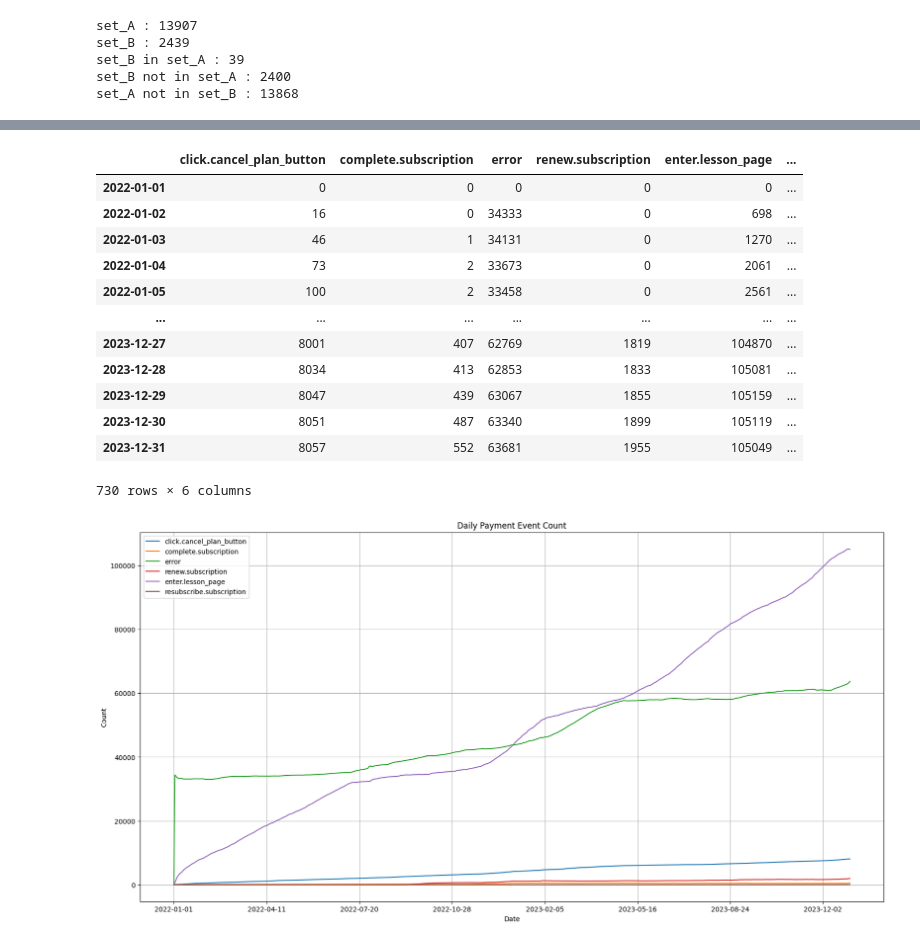
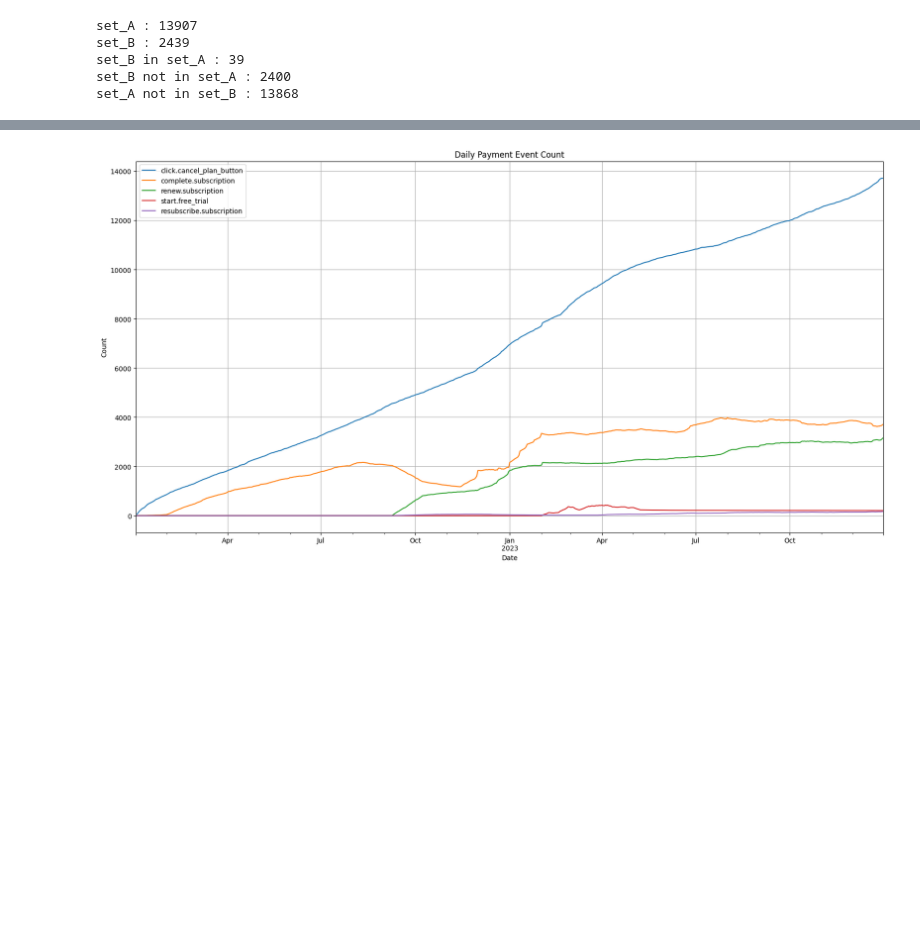
Before and after one commit to saeraniren/intermediate_project, a Jupyter notebook: USB_main_with_encoding.ipynb, the cells around one changed output, grey strips where cells are left out. Drawn from its saved outputs; the diff is of its cells as text; code cells hidden in the pictures; blank space fills up the shorter version.

```diff
--- a/USB_main_with_encoding.ipynb
+++ b/USB_main_with_encoding.ipynb
@@ -519,7 +557,10 @@ def display_cnt_rate(cnt):
     # display
     print(f'sample_cnt : {cnt.sum()}')
     result = pd.concat([cnt, rate, rate_cum], axis = 1)
+    result.columns = ['cnt', 'rate', 'rate_cum']
     display(result.head(30).round(2))
+
+    return result
 # %%
 ## 이벤트 타입을 사용자 정의 함수로 agg하고 결과를 보여주는 함수
 def event_type_agg(df, func):
@@ -1175,0 +1463,13 @@ for i, col in enumerate(data_set_names):
+# %%
+def dfs_values_counts(dfs, columns):
+    # set
+    result = []
+
+    # get value_counts
+    for df in dfs:
+        result.append(df[columns].value_counts())
+
+    # get result
+    result = sum_value_counts(result)
+
+    return result
@@ -1456,8 +1992,6 @@ set_B in set_A : 39
 set_B not in set_A : 2400
 set_A not in set_B : 13868
 # %%
-%%skip  # << skipping >>
-
 # resampling date
 date_idx = pd.date_range(MIN_DATE, MAX_DATE, freq='D').floor("D")
 print(date_idx)
@@ -1469,13 +2003,19 @@ dict_template = dict([
     ('complete.subscription', 0),
     ('error', 0),
     ('renew.subscription', 0),
-    ('enter.lesson_page', 0),
+    ('start.free_trial', 0),
     ('resubscribe.subscription', 0)
 ])
 print(dict_template)
 
-payment_df = pd.concat([df_2022[df_2022['event_type'].isin([8, 9, 10, 17, 13])], df_2023[df_2023['event_type'].isin([8, 9, 10, 17, 13])]])
+payment_df = pd.concat([df_2022[df_2022['event_type'].isin([8, 9, 10, 17, 11])], df_2023[df_2023['event_type'].isin([8, 9, 10, 17, 11])]])
 payment_df = payment_df[payment_df['user_id'] != 0]
+
+# filtering the payment
+print(encoder_dict['trial.type'].classes_)
+display(payment_df[payment_df['trial.type'] == 1])
+payment_df = payment_df[payment_df['trial.type'] != 1]
+
 payment_df = payment_df.reset_index(drop=True)
 payment_df = payment_df[['user_id', 'client_event_time', 'event_type', 'plan.type', 'plan.price', 'pg.type']]
 payment_df = payment_df.drop_duplicates()
@@ -1497,8 +2037,9 @@ for date in date_idx:
     df_data.append(list(temp_dict.values()))
 
 # set df columns
-cols = ['click.cancel_plan_button', 'complete.subscription', 'error', 'renew.subscription', 'enter.lesson_page', 'resubscribe.subscription']
+cols = ['click.cancel_plan_button', 'complete.subscription', 'error', 'renew.subscription', 'start.free_trial', 'resubscribe.subscription']
 
 # display
 df = pd.DataFrame(index=date_idx, data=df_data, columns=cols)
-df
+df = df[1:]
+df['error'] = df['error'] - df['error'].min()
@@ -1505,27 +2087,10 @@ df
 # %%
-temp_df = df
-
 temp_df = pd.read_csv('payment_event_count.csv', index_col=0)
 temp_df.to_csv('payment_event_count.csv', index=True)
-display(temp_df)
-# temp_df = df[['click.cancel_plan_button', 'complete.subscription', 'renew.subscription', 'resubscribe.subscription']].copy()
 
-# for col in temp_df.columns:
-#     temp_df[col] = temp_df[col].map(lambda x: round(math.sqrt(math.sqrt(x)), 2))
+temp_df = df.copy()
+temp_df = temp_df.drop('error', axis=1)
 
 plot = temp_df.plot(figsize=(20, 10), title='Daily Payment Event Count', xlabel='Date', ylabel='Count', grid=True)
 # %% [output]
-|  | click.cancel_plan_button | complete.subscription | error | renew.subscription | enter.lesson_page | ... |
-| 2022-01-01 | 0 | 0 | 0 | 0 | 0 | ... |
-| 2022-01-02 | 16 | 0 | 34333 | 0 | 698 | ... |
-| 2022-01-03 | 46 | 1 | 34131 | 0 | 1270 | ... |
-| 2022-01-04 | 73 | 2 | 33673 | 0 | 2061 | ... |
-| 2022-01-05 | 100 | 2 | 33458 | 0 | 2561 | ... |
-| ... | ... | ... | ... | ... | ... | ... |
-| 2023-12-27 | 8001 | 407 | 62769 | 1819 | 104870 | ... |
-| 2023-12-28 | 8034 | 413 | 62853 | 1833 | 105081 | ... |
-| 2023-12-29 | 8047 | 439 | 63067 | 1855 | 105159 | ... |
-| 2023-12-30 | 8051 | 487 | 63340 | 1899 | 105119 | ... |
-| 2023-12-31 | 8057 | 552 | 63681 | 1955 | 105049 | ... |
-730 rows × 6 columns
-[figure, old version]
+[figure, new version]
```
Also changed, not shown: parts of 81 cells of this notebook.
